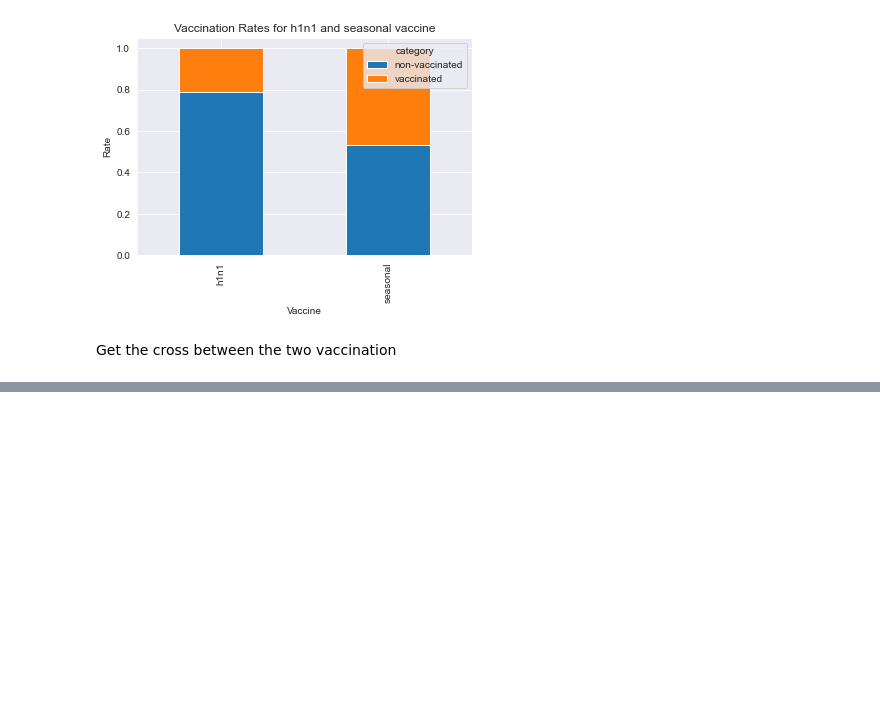
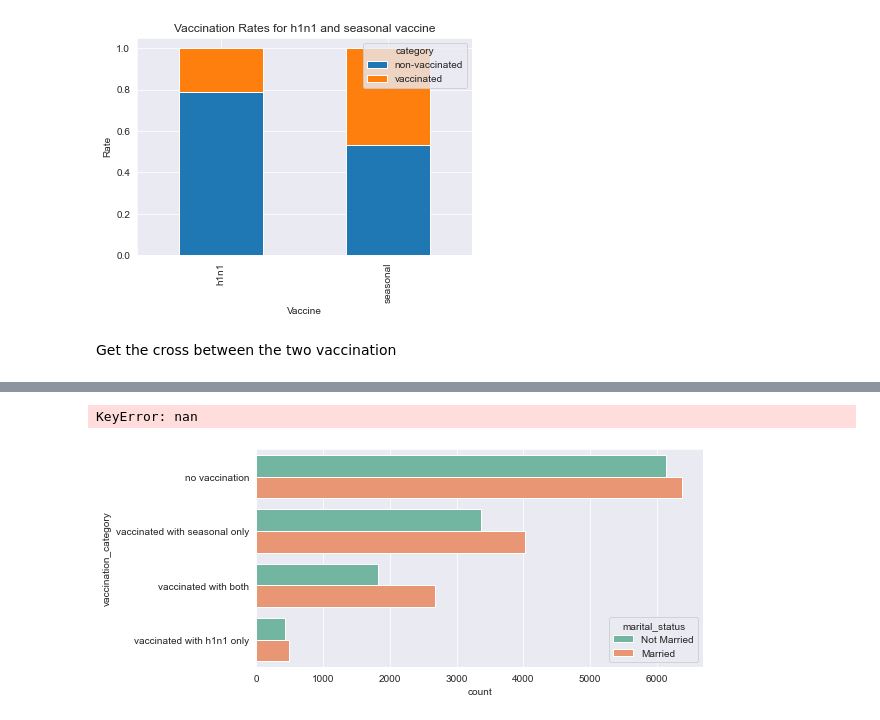
Before and after one commit to lnbalon/mab2133, a Jupyter notebook: workshop/notebooks/01-support-vector-machine.ipynb, the cells around one changed output, grey strips where cells are left out. Cells and saved outputs as stored; diff of their text form; code cells hidden in the pictures; blank space fills up the shorter version.

```diff
--- a/workshop/notebooks/01-support-vector-machine.ipynb
+++ b/workshop/notebooks/01-support-vector-machine.ipynb
@@ -139,0 +159,18 @@ plt.show()
+# %%
+col = 'marital_status'
+grouped= train_df.groupby(['vaccination_category', col])['respondent_id'].count()
+stacked = grouped.unstack(level=1)
+for i in train_df[col].unique():
+    stacked[i] = stacked[i] / stacked.sum(axis=1)
+
+stacked.plot(kind='barh', stacked=True)
+plt.show()
+# %% [output]
+KeyError: nan
+# %%
+a4_dims = (8, 4)
+fig, ax = plt.subplots(figsize=a4_dims)
+ax = sns.barplot(y='vaccination_category', x='count',data=train_df, hue='marital_status', ci=None, estimator=sum, palette='Set2')
+plt.show()
+# %% [output]
+[figure, added]
```
Also changed, not shown: parts of 10 cells of this notebook.
